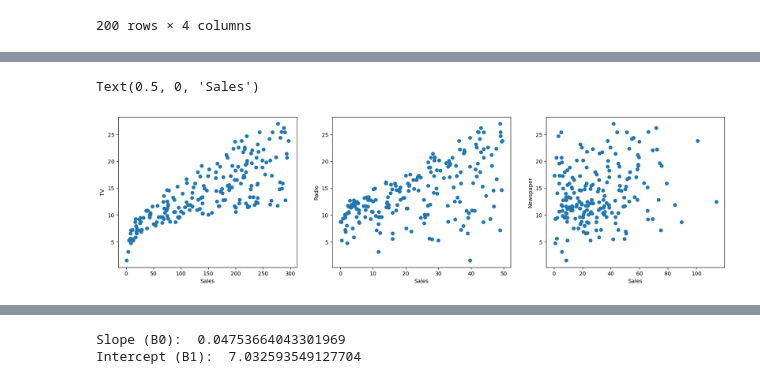
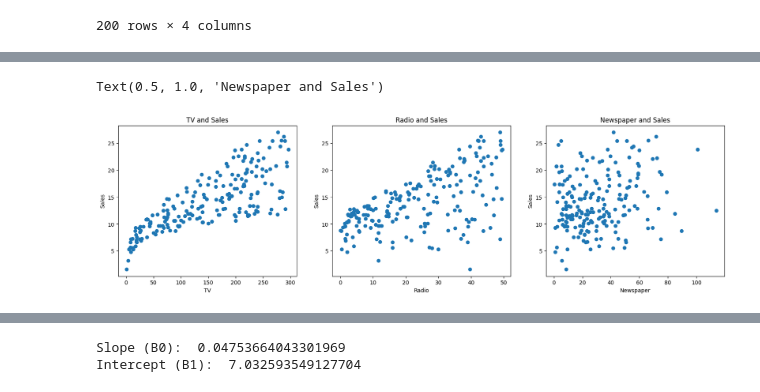
Before and after one commit to OmAximani0/gitcs, a Jupyter notebook: 2nd Year/3rd Sem/m3/project/Analysis.ipynb, the cells around one changed output, grey strips where cells are left out. Saved outputs shown, nothing was run; the diff lists cells and outputs as text; code cells hidden in the pictures.

```diff
--- a/2nd Year/3rd Sem/m3/project/Analysis.ipynb
+++ b/2nd Year/3rd Sem/m3/project/Analysis.ipynb
@@ -38,7 +41,3 @@ raw_data
 | 198 | 283.6 | 42.0 | 66.2 | 25.5 |
 | 199 | 232.1 | 8.6 | 8.7 | 13.4 |
 200 rows × 4 columns
-# %%
-Y = raw_data["sales"]
-raw_data.drop(["sales"], axis=1, inplace=True)
-X = raw_data["TV"]
@@ -45,15 +72,18 @@ X = raw_data["TV"]
 # %%
 fig, axs = plt.subplots(1, 3, figsize=(20, 5))
 
 axs[0].scatter(raw_data["TV"], Y)
-axs[0].set_ylabel("TV")
-axs[0].set_xlabel("Sales")
+axs[0].set_xlabel("TV")
+axs[0].set_ylabel("Sales")
+axs[0].set_title("TV and Sales")
 axs[1].scatter(raw_data["radio"], Y)
-axs[1].set_ylabel("Radio")
-axs[1].set_xlabel("Sales")
+axs[1].set_xlabel("Radio")
+axs[1].set_ylabel("Sales")
+axs[1].set_title("Radio and Sales")
 axs[2].scatter(raw_data["newspaper"], Y)
-axs[2].set_ylabel("Newspaper")
-axs[2].set_xlabel("Sales")
+axs[2].set_xlabel("Newspaper")
+axs[2].set_ylabel("Sales")
+axs[2].set_title("Newspaper and Sales")
 # %% [output]
-Text(0.5, 0, 'Sales')
+Text(0.5, 1.0, 'Newspaper and Sales')
-[figure, old version]
+[figure, new version]
```
Also changed, not shown: parts of 14 cells of this notebook, 3 other files.
